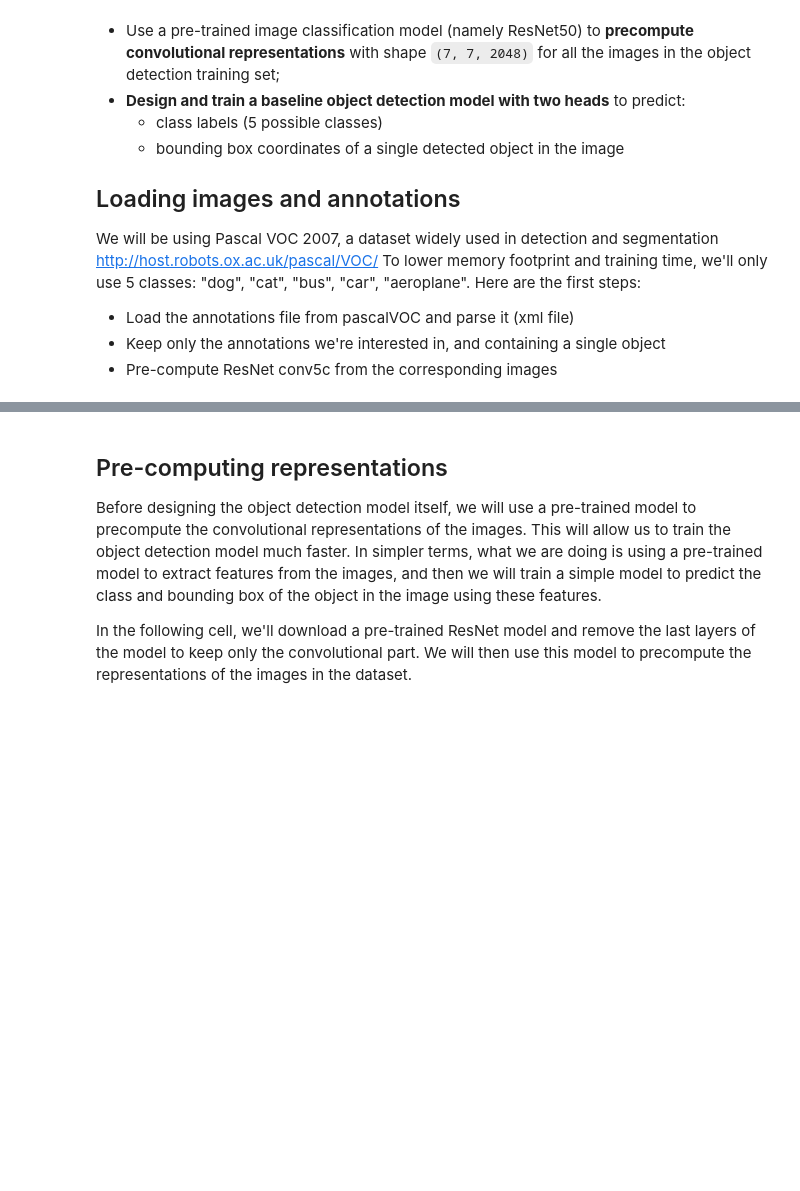
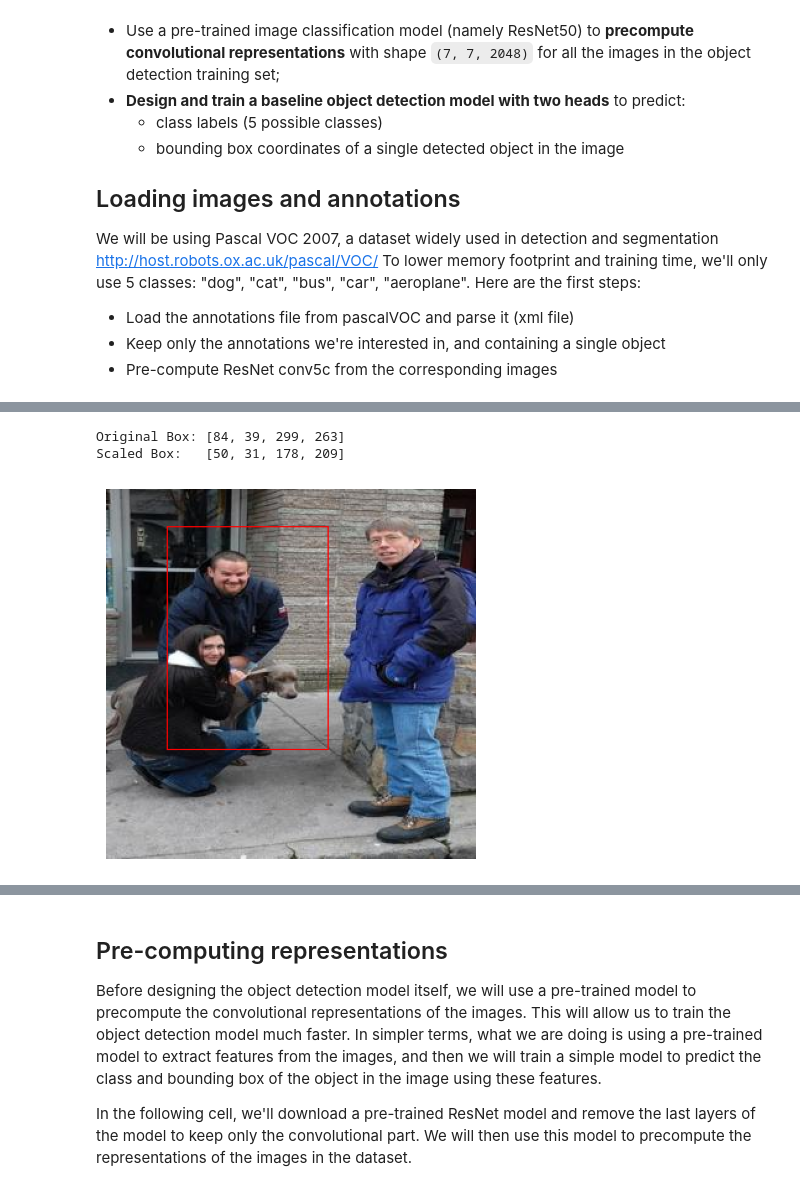
Before and after one commit to IvyGuevarra1/deep_learning, a Jupyter notebook: 01_materials/labs/lab_5.ipynb, the cells around one changed output, grey strips where cells are left out. Cells and saved outputs as stored; diff of their text form; code cells hidden in the pictures; blank space fills up the shorter version.

```diff
--- a/01_materials/labs/lab_5.ipynb
+++ b/01_materials/labs/lab_5.ipynb
@@ -151,2 +187,37 @@ print(f'Class: {annotations[0]["class"]}')
+# %%
+# The red box was gone i had to put it back
+# define box from decoy xml
+original_w, original_h = 500, 375
+
+#get actual image size
+actual_h, actual_w = img.shape[:2] # Should be (224, 224)
+
+#get scale ratio
+width_ratio = actual_w / original_w
+height_ratio = actual_h / original_h
+
+#update annot coord
+old_bbox = annotations[0]["bbox"]
+new_bbox = [
+    int(old_bbox[0] * width_ratio),  # xmin
+    int(old_bbox[1] * height_ratio), # ymin
+    int(old_bbox[2] * width_ratio),  # xmax
+    int(old_bbox[3] * height_ratio)  # ymax
+]
+
+annotations[0]["bbox"] = new_bbox
+
+print(f"Original Box: {old_bbox}")
+print(f"Scaled Box:   {new_bbox}")
+
+# 5. Now try to draw it again!
+plt.imshow(draw_bbox(img, annotations[0]["bbox"]))
+plt.title("")
+plt.axis("off")
+plt.show()
+# %% [output]
+Original Box: [84, 39, 299, 263]
+Scaled Box:   [50, 31, 178, 209]
+[figure, added]
 # %%
 print("Correspondence between indices and labels:\n", idx2labels)
```
Also changed, not shown: parts of 33 cells of this notebook.
